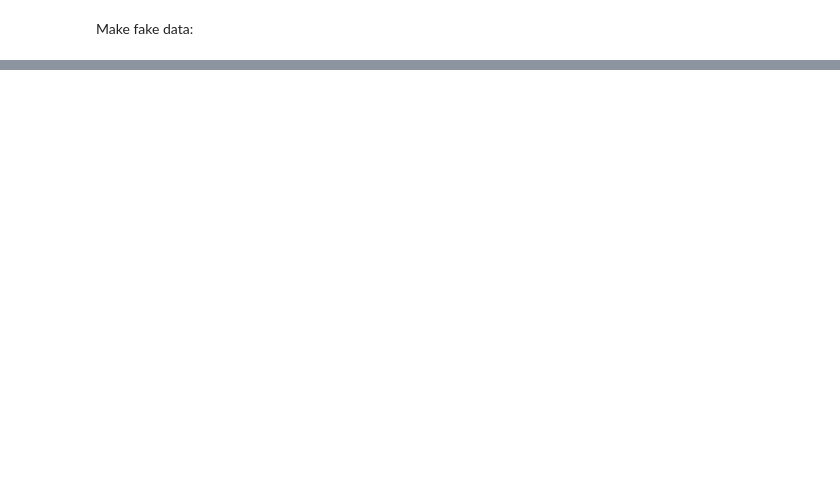
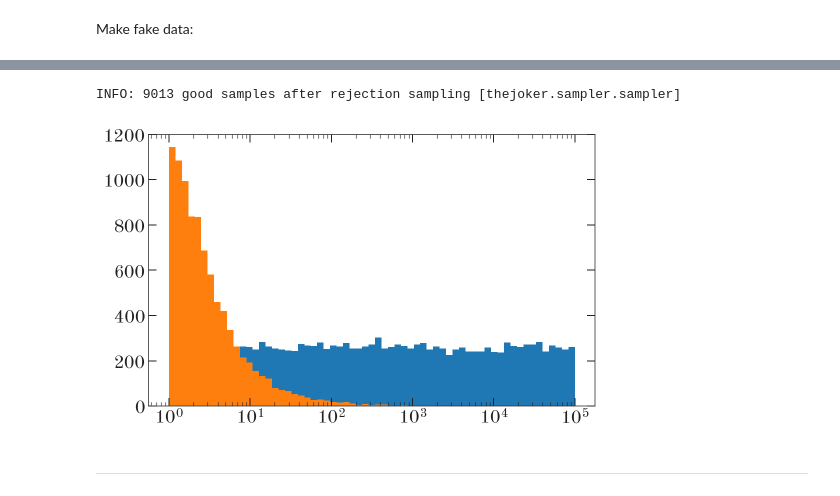
Before and after one commit to adrn/TheSimplestJoker, a Jupyter notebook: ConstCosSin-model.ipynb, the cells around one changed output, grey strips where cells are left out. Saved outputs shown, nothing was run; the diff lists cells and outputs as text; code cells hidden in the pictures; blank space fills up the shorter version.

```diff
--- a/ConstCosSin-model.ipynb
+++ b/ConstCosSin-model.ipynb
@@ -80,0 +82,5 @@ plt.hist(samples[good_samples_mask, 0])
+# %%
+pars = JokerParams(P_min=P_lim[0]*u.day, P_max=P_lim[1]*u.day,
+                   linear_par_Vinv=np.diag(1/Vdiag[:-1]))
+joker = TheJoker(pars)
+data = RVData(t=t, rv=y*u.km/u.s, stddev=sig_y*u.km/u.s, t0=Time(0., format='mjd'))
@@ -80,0 +95,14 @@ plt.hist(samples[good_samples_mask, 0])
+# %%
+joker_samples = joker.rejection_sample(data,
+                                       prior_cache_file='/Users/apricewhelan/Downloads/test_joker.hdf5')
+# %% [output]
+INFO: 9013 good samples after rejection sampling [thejoker.sampler.sampler]
+# %%
+fig, ax = plt.subplots(1, 1, figsize=(8, 5))
+_, bins, *_ = ax.hist(P_samples, bins=np.geomspace(P_lim[0], P_lim[1], 64))
+ax.hist(joker_samples['P'].value, bins=bins)
+ax.set_xscale('log')
+# %% [output]
+[figure, added]
+# %% [markdown]
+---
```
Also changed, not shown: parts of 12 cells of this notebook.
